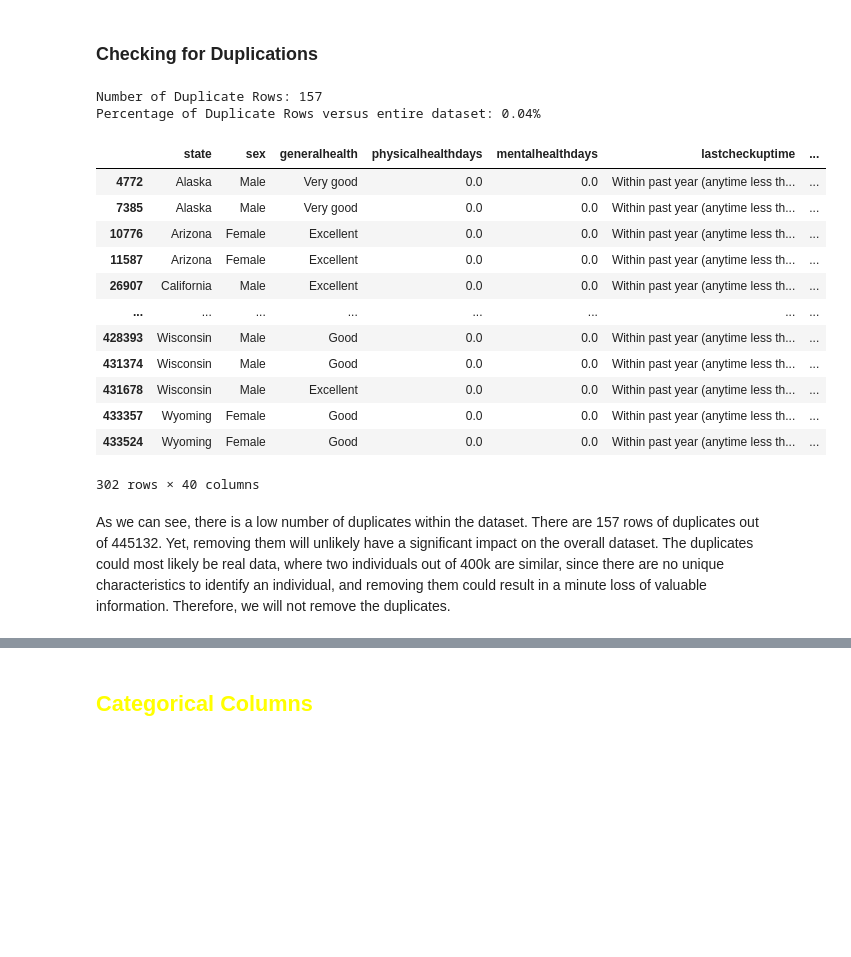
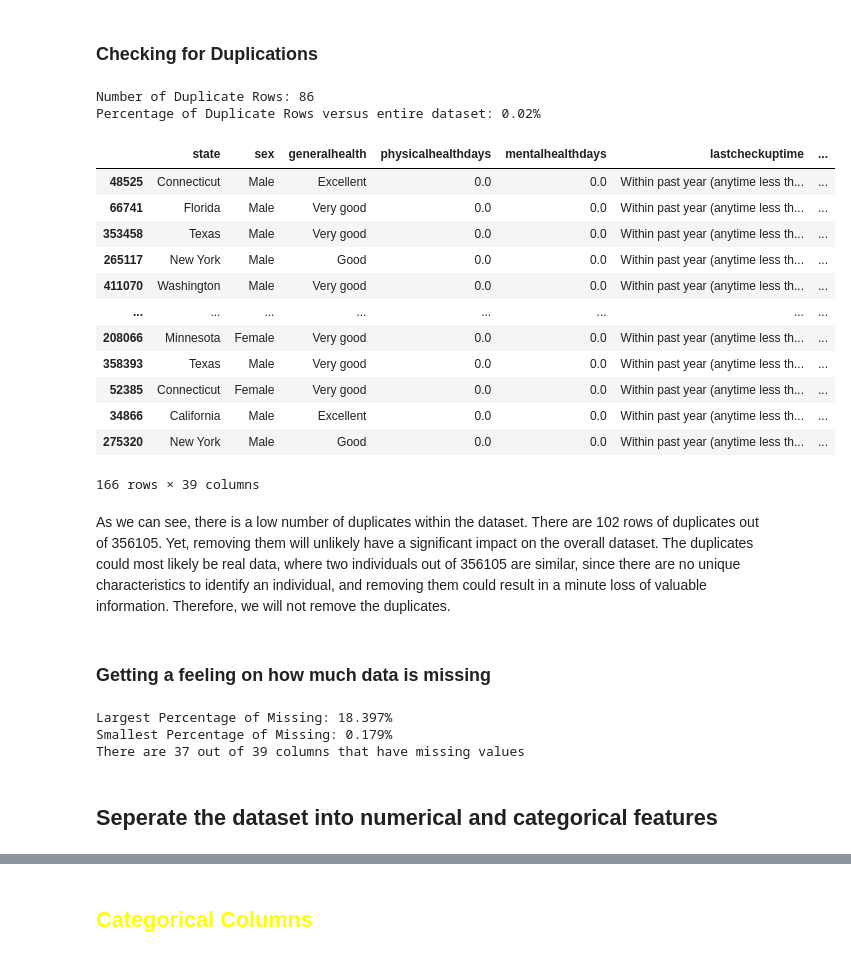
Before and after one commit to theCodeCS/heart_disease_predictor, a Jupyter notebook: heart_disease_predictor/heart_disease.ipynb, the cells around one changed output, grey strips where cells are left out. Cells and saved outputs as stored; diff of their text form; code cells hidden in the pictures; blank space fills up the shorter version.

```diff
--- a/heart_disease_predictor/heart_disease.ipynb
+++ b/heart_disease_predictor/heart_disease.ipynb
@@ -257,0 +268,9 @@ memory usage: 135.8+ MB
+# %%
+# Check if our target variable has any missing data and remove the rows with missing data
+print(f"Missing Data in Target: {df['hadheartattack'].isnull().sum()}")
+
+# Drop rows with missing data
+df.dropna(subset=['hadheartattack'], inplace=True)
+
+# Check for missing data in the dataframe
+print(f"Missing Data in Target after removal: {df['hadheartattack'].isnull().sum()}")
@@ -257,0 +280,10 @@ memory usage: 135.8+ MB
+# %%
+from sklearn.model_selection import train_test_split
+
+# Here we split the data into training and testing sets
+X_train, X_test, y_train, y_test = train_test_split(df.drop('hadheartattack', axis=1), df['hadheartattack'], test_size=0.2, random_state=42)
+print(X_train.shape, X_test.shape, y_train.shape, y_test.shape)
+
+# Split the training set into training and validation sets
+X_train_new, X_val, y_train_new, y_val = train_test_split(X_train, y_train, test_size=0.2, random_state=42)
+print(X_train_new.shape, X_val.shape, y_train_new.shape, y_val.shape)
@@ -308,24 +295,42 @@ Index(['state', 'sex', 'generalhealth', 'lastcheckuptime',
 # %% [markdown]
 ### Checking for Duplications
 # %%
-print(f'Number of Duplicate Rows: {df.duplicated().sum()}')
-print(f'Percentage of Duplicate Rows versus entire dataset: {df.duplicated().sum()/len(df)*100:.2f}%')
-df[df.duplicated(keep=False)]
+# Using the duplicated method to find the sum of duplicate rows
+print(f'Number of Duplicate Rows: {X_train.duplicated().sum()}')
+# Here we find the percentage of duplicate rows versus the entire dataset
+print(f'Percentage of Duplicate Rows versus entire dataset: {X_train.duplicated().sum()/len(X_train)*100:.2f}%')
+X_train[X_train.duplicated(keep=False)]
 # %% [output]
-Number of Duplicate Rows: 157
-Percentage of Duplicate Rows versus entire dataset: 0.04%
+Number of Duplicate Rows: 86
+Percentage of Duplicate Rows versus entire dataset: 0.02%
 |  | state | sex | generalhealth | physicalhealthdays | mentalhealthdays | lastcheckuptime | ... |
-| 4772 | Alaska | Male | Very good | 0.0 | 0.0 | Within past year (anytime less th... | ... |
-| 7385 | Alaska | Male | Very good | 0.0 | 0.0 | Within past year (anytime less th... | ... |
-| 10776 | Arizona | Female | Excellent | 0.0 | 0.0 | Within past year (anytime less th... | ... |
-| 11587 | Arizona | Female | Excellent | 0.0 | 0.0 | Within past year (anytime less th... | ... |
-| 26907 | California | Male | Excellent | 0.0 | 0.0 | Within past year (anytime less th... | ... |
+| 48525 | Connecticut | Male | Excellent | 0.0 | 0.0 | Within past year (anytime less th... | ... |
+| 66741 | Florida | Male | Very good | 0.0 | 0.0 | Within past year (anytime less th... | ... |
+| 353458 | Texas | Male | Very good | 0.0 | 0.0 | Within past year (anytime less th... | ... |
+| 265117 | New York | Male | Good | 0.0 | 0.0 | Within past year (anytime less th... | ... |
+| 411070 | Washington | Male | Very good | 0.0 | 0.0 | Within past year (anytime less th... | ... |
 | ... | ... | ... | ... | ... | ... | ... | ... |
-| 428393 | Wisconsin | Male | Good | 0.0 | 0.0 | Within past year (anytime less th... | ... |
-| 431374 | Wisconsin | Male | Good | 0.0 | 0.0 | Within past year (anytime less th... | ... |
-| 431678 | Wisconsin | Male | Excellent | 0.0 | 0.0 | Within past year (anytime less th... | ... |
-| 433357 | Wyoming | Female | Good | 0.0 | 0.0 | Within past year (anytime less th... | ... |
-| 433524 | Wyoming | Female | Good | 0.0 | 0.0 | Within past year (anytime less th... | ... |
+| 208066 | Minnesota | Female | Very good | 0.0 | 0.0 | Within past year (anytime less th... | ... |
+| 358393 | Texas | Male | Very good | 0.0 | 0.0 | Within past year (anytime less th... | ... |
+| 52385 | Connecticut | Female | Very good | 0.0 | 0.0 | Within past year (anytime less th... | ... |
+| 34866 | California | Male | Excellent | 0.0 | 0.0 | Within past year (anytime less th... | ... |
+| 275320 | New York | Male | Good | 0.0 | 0.0 | Within past year (anytime less th... | ... |
-302 rows × 40 columns
+166 rows × 39 columns
 # %% [markdown]
-As we can see, there is a low number of duplicates within the dataset. There are 157 rows of duplicates out of 445132. Yet, removing them will unlikely have a significant impact on the overall dataset. The duplicates could most likely be real data, where two individuals out of 400k are similar, since there are no unique characteristics to identify an individual, and removing them could result in a minute loss of valuable information. Therefore, we will not remove the duplicates.
+As we can see, there is a low number of duplicates within the dataset. There are 102 rows of duplicates out of 356105. Yet, removing them will unlikely have a significant impact on the overall dataset. The duplicates could most likely be real data, where two individuals out of 356105 are similar, since there are no unique characteristics to identify an individual, and removing them could result in a minute loss of valuable information. Therefore, we will not remove the duplicates.
+# %% [markdown]
+### Getting a feeling on how much data is missing
+# %%
+# Here we can see the percentage of missing values in each column
+perc_missing_vals = (X_train.isnull().sum() / len(X_train) * 100).round(3)
+
+# Here we find the largest and smallest percentage of missing values
+print(f'Largest Percentage of Missing: {perc_missing_vals.max()}%')
+print(f'Smallest Percentage of Missing: {perc_missing_vals[perc_missing_vals > 0].min()}%')
+print(f'There are {perc_missing_vals[perc_missing_vals > 0].count()} out of {len(X_train.columns)} columns that have missing values')
+# %% [output]
+Largest Percentage of Missing: 18.397%
+Smallest Percentage of Missing: 0.179%
+There are 37 out of 39 columns that have missing values
+# %% [markdown]
+## Seperate the dataset into numerical and categorical features
```
Also changed, not shown: parts of 64 cells of this notebook.
